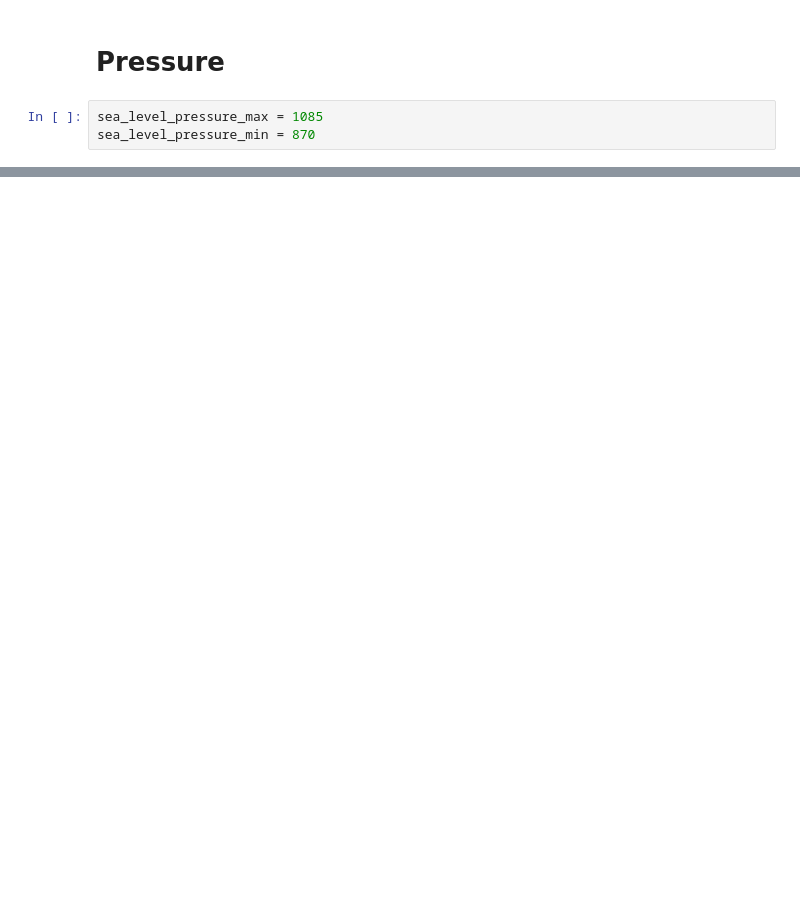
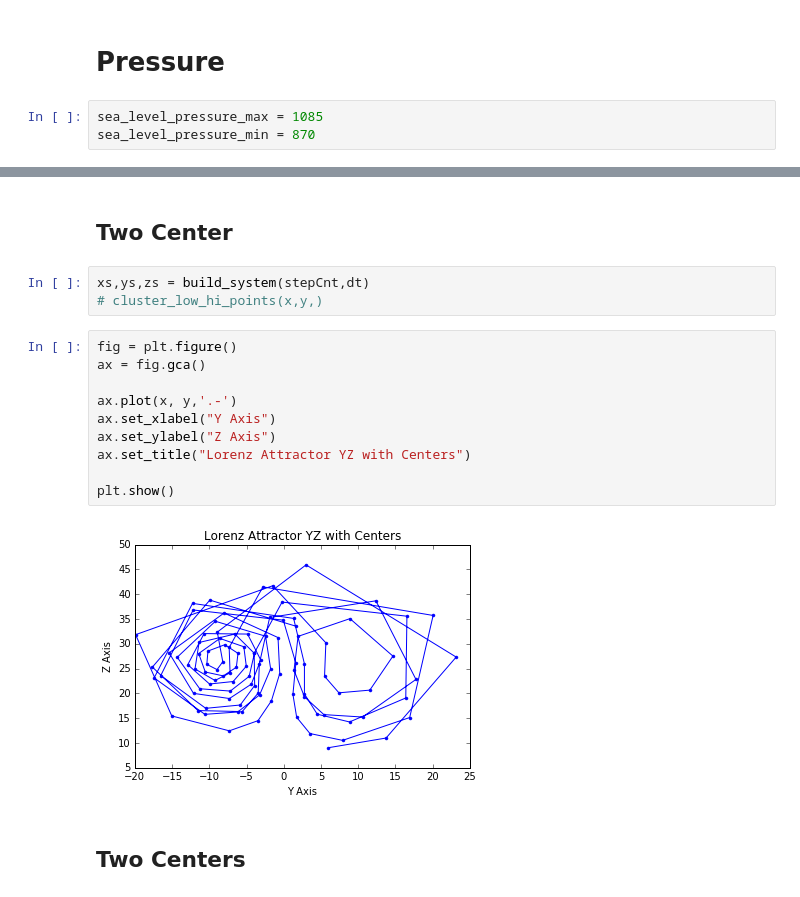
Before and after one commit to bi3mer/WeatherForecasting, a Jupyter notebook: Lorenz Simulation.ipynb, the cells around one changed output, grey strips where cells are left out. Cells and saved outputs as stored; diff of their text form; blank space fills up the shorter version.

```diff
--- a/Lorenz Simulation.ipynb
+++ b/Lorenz Simulation.ipynb
@@ -175,0 +218,19 @@ sea_level_pressure_min = 870
+# %% [markdown]
+## Two Center
+# %%
+xs,ys,zs = build_system(stepCnt,dt)
+# cluster_low_hi_points(x,y,)
+# %%
+fig = plt.figure()
+ax = fig.gca()
+
+ax.plot(x, y,'.-')
+ax.set_xlabel("Y Axis")
+ax.set_ylabel("Z Axis")
+ax.set_title("Lorenz Attractor YZ with Centers")
+
+plt.show()
+# %% [output]
+[figure, added]
+# %% [markdown]
+## Two Centers
```
Also changed, not shown: parts of 24 cells of this notebook.
